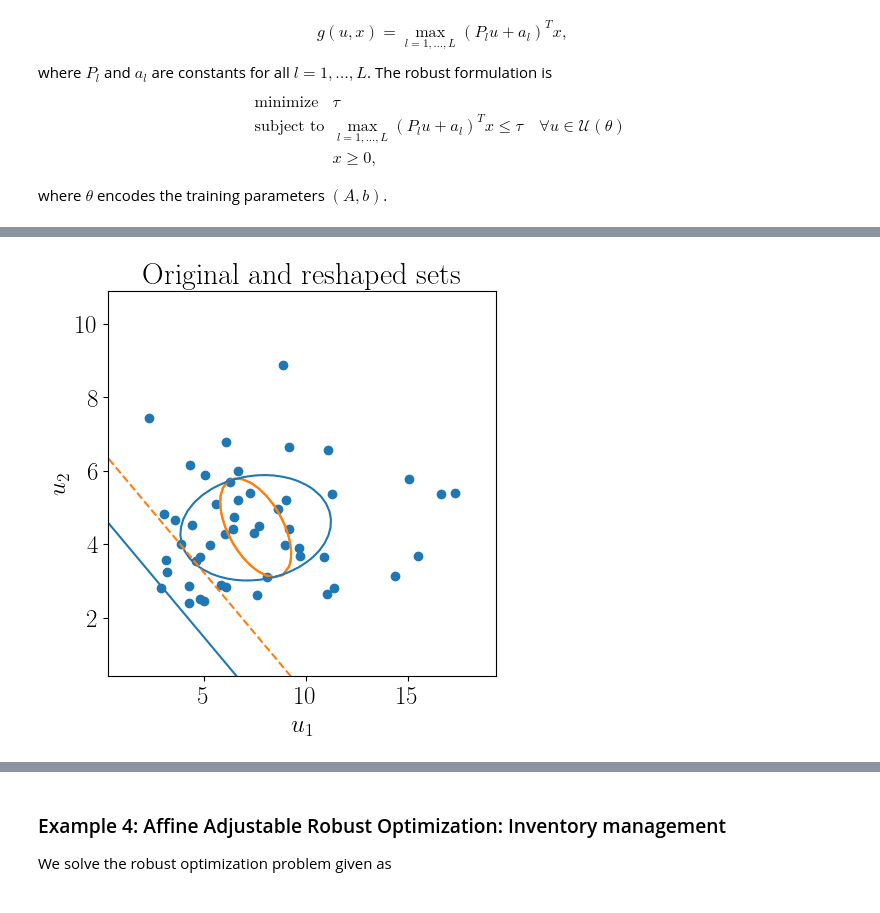
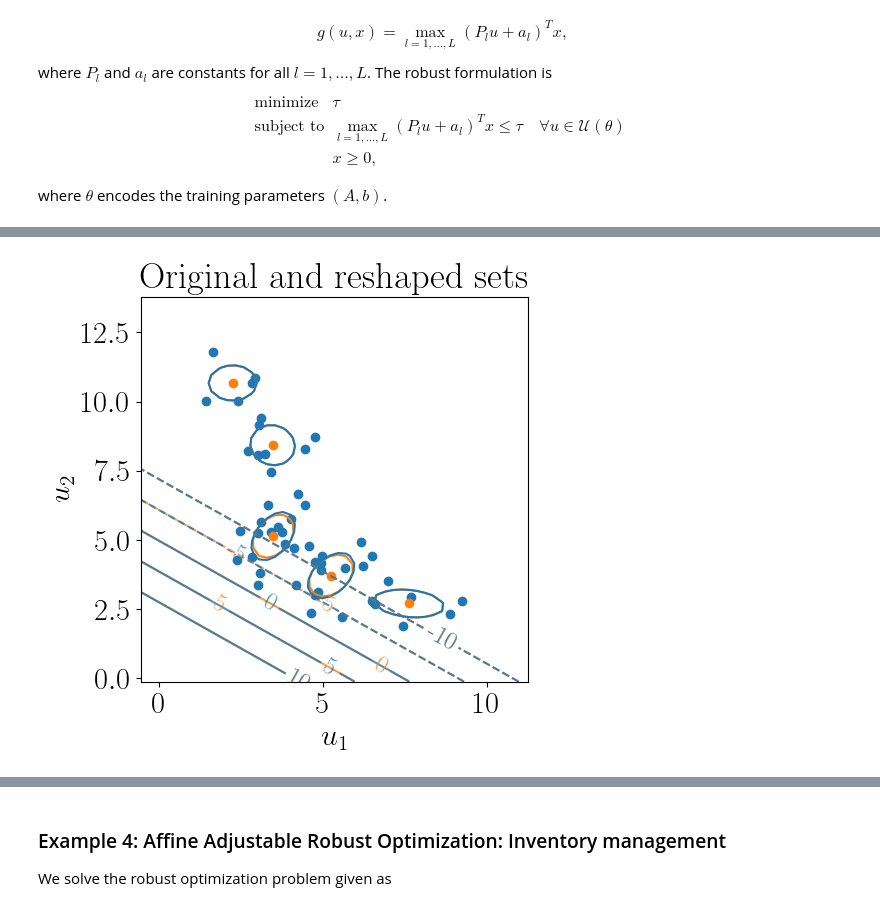
Before and after one commit to stellatogrp/lropt, a Jupyter notebook: examples/experiments/tutorial_learning.ipynb, the cells around one changed output, grey strips where cells are left out. Drawn from its saved outputs; the diff is of its cells as text; code cells hidden in the pictures.

```diff
--- a/examples/experiments/tutorial_learning.ipynb
+++ b/examples/experiments/tutorial_learning.ipynb
@@ -343,10 +343,12 @@ data = gen_demand(n,N)
 # u = lro.UncertainParameter(n,
 #                         uncertainty_set=lro.Ellipsoidal(p=2,
 #                                                     data=data, loss = loss))
-K = 2
+K = 5
 u = lro.UncertainParameter(n,
                         uncertainty_set=lro.MRO(K = K, p=2,
                                                     data=data, loss = loss, uniqueA = True))
+Astart = u.uncertainty_set._initA
+
 # Formulate the Robust Problem
 x_r = cp.Variable(n)
 t = cp.Variable()
@@ -370,15 +372,15 @@ s = 13
 init = sc.linalg.sqrtm(sc.linalg.inv(np.cov(data.T)))
 init_b = -init@np.mean(data, axis=0)
 # Train A and b
-result1 = prob.train(lr = 0.001, step=50, momentum = 0.8, optimizer = "SGD", seed = s, initA = init, initb = init_b, fixb = False)
+result1 = prob.train(lr = 0.001, step=100, momentum = 0.8, optimizer = "SGD", seed = s, initA = init, initb = init_b, fixb = False)
 df1 = result1.df
 A_fin = result1.A
 b_fin = result1.b
 
-result2 = prob.train(eps = True, lr = 0.001, step=50, momentum = 0.8, optimizer = "SGD", seed = s, initA = A_fin, initb = b_fin)
+result2 = prob.train(eps = True, lr = 0.001, step= 100, momentum = 0.8, optimizer = "SGD", seed = s, initA = A_fin, initb = b_fin)
 df_r1 = result2.df
 
-result3 = prob.train(eps = True, lr = 0.001, step=50, momentum = 0.8, optimizer = "SGD", seed = s, initA = init, initb = init_b )
+result3 = prob.train(eps = True, lr = 0.001, step=100, momentum = 0.8, optimizer = "SGD", seed = s, initA = init, initb = init_b )
 df_r2 = result3.df
 
 # Grid search epsilon
@@ -484,9 +702,13 @@ Y = np.linspace(y_min,y_max,num_p)
 x,y = np.meshgrid(X,Y)
 # Z values as a matrix
 fin_set = {}
+init_set = {}
 for k_ind in range(K):
     fin_set[k_ind] = np.zeros((num_p,num_p))
-init_set = np.zeros((num_p,num_p))
+for k_ind in range(K):
+    init_set[k_ind] = np.zeros((num_p,num_p))
+
+# init_set = np.zeros((num_p,num_p))
 g_level_learned = np.zeros((num_p,num_p))
 g_level_base = np.zeros((num_p,num_p))
 
@@ -497,36 +719,48 @@ g_level_base = np.zeros((num_p,num_p))
 #         fin_set[i,j] = np.linalg.norm(A_fin@ u_vec  + b_fin)
 #         init_set[i,j] = np.linalg.norm(init@ u_vec + init_b)
 #         g_level_learned[i,j] = np.maximum(k @ x_opt_learned - p @ x_opt_learned, k @ x_opt_learned - p @ u_vec)
 #         g_level_base[i,j] = np.maximum(k @ x_opt_base - p @ x_opt_base, k @ x_opt_base - p @ u_vec)
 
 # Populate Z Values (a 7x7 matrix) - For a circle x^2+y^2=z
 for i in range(num_p):
     for j in range(num_p):
         u_vec = [x[i,j], y[i,j]]
         for k_ind in range(K):
-            fin_set[k_ind][i,j] = np.linalg.norm(A_fin[k_ind*n:(k_ind+1)*n, 0:n]@ u_vec  - A_fin[k_ind*n:(k_ind+1)*n, 0:n]@np.mean(data, axis = 0))
-        init_set[i,j] = np.linalg.norm(init@ u_vec - init@np.mean(data, axis = 0))
+            fin_set[k_ind][i,j] = np.linalg.norm(A_fin[k_ind*n:(k_ind+1)*n, 0:n]@ u_vec  - A_fin[k_ind*n:(k_ind+1)*n, 0:n]@u.uncertainty_set.Dbar[k_ind])
+
+        for k_ind in range(K):
+            init_set[k_ind][i,j] = np.linalg.norm(Astart[k_ind*n:(k_ind+1)*n, 0:n]@ u_vec  - Astart[k_ind*n:(k_ind+1)*n, 0:n]@u.uncertainty_set.Dbar[k_ind])
+        # init_set[i,j] = np.linalg.norm(init@ u_vec - init@np.mean(data, axis = 0))
         g_level_learned[i,j] = np.maximum(k @ x_opt_learned - p @ x_opt_learned, k @ x_opt_learned - p @ u_vec)
         g_level_base[i,j] = np.maximum(k @ x_opt_base - p @ x_opt_base, k @ x_opt_base - p @ u_vec)
 
 
 plt.title("Original and reshaped sets")
 # Set x axis label for the contour plot
 plt.xlabel(r"$u_1$")
 # Set y axis label for the contour plot
 import seaborn as sns
 plt.ylabel(r"$u_2$")
 # plt.ylim(-20,40)
 # plt.xlim(-20,40)
 for k_ind in range(K):
     plt.contour(x,y,fin_set[k_ind], [1], colors = ["tab:orange"])
-plt.contour(x,y,init_set, [1], colors = ["tab:blue"])
+for k_ind in range(K):
+    plt.contour(x,y,init_set[k_ind], [1], colors = ["tab:blue"])
+# plt.contour(x,y,init_set, [1], colors = ["tab:blue"])
 # plt.pcolormesh(g_level_learned, alpha = 0.5)
 # plt.pcolormesh(g_level_base, alpha = 0.5)
-plt.contour(x,y,g_level_learned, [t_learned], colors = ["tab:orange"])
-plt.contour(x,y,g_level_base, [t_base], colors = ["tab:blue"])
+# plt.contour(x,y,g_level_learned, [t_learned], colors = ["tab:orange"])
+# plt.contour(x,y,g_level_base, [t_base], colors = ["tab:blue"])
+
+a = plt.contour(x,y,g_level_learned, np.arange(-10,12,5), colors = ["tab:orange"], alpha = 0.8)
+b = plt.contour(x,y,g_level_base, np.arange(-10,12,5), colors = ["tab:blue"],alpha = 0.8)
+
+plt.clabel(a, a.levels, inline=True, fmt=fmt, fontsize=18)
+plt.clabel(b, b.levels, inline=True, fmt=fmt, fontsize=18)
 plt.scatter(data[:,0],data[:,1])
+plt.scatter(u.uncertainty_set.Dbar[:,0], u.uncertainty_set.Dbar[:,1])
 plt.savefig("Reshaped1.pdf", bbox_inches='tight')
 plt.show()
 # %% [output]
-[figure, old version]
+[figure, new version]
```
Also changed, not shown: parts of 22 cells of this notebook, 30 other files.
